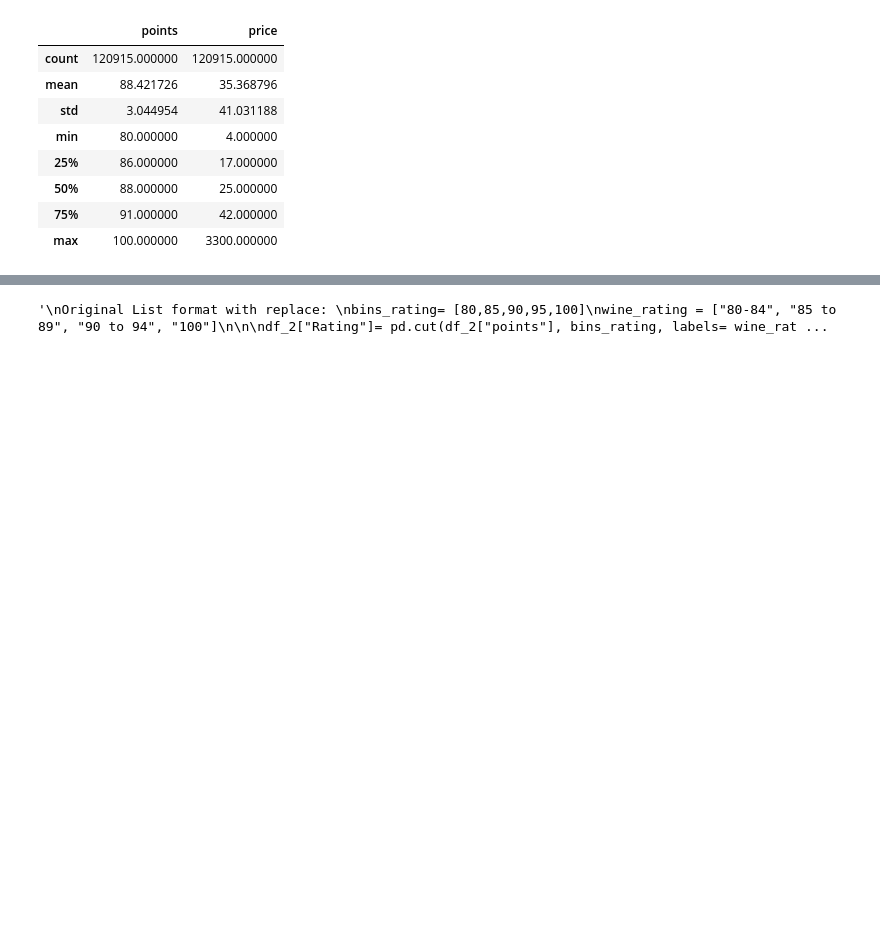
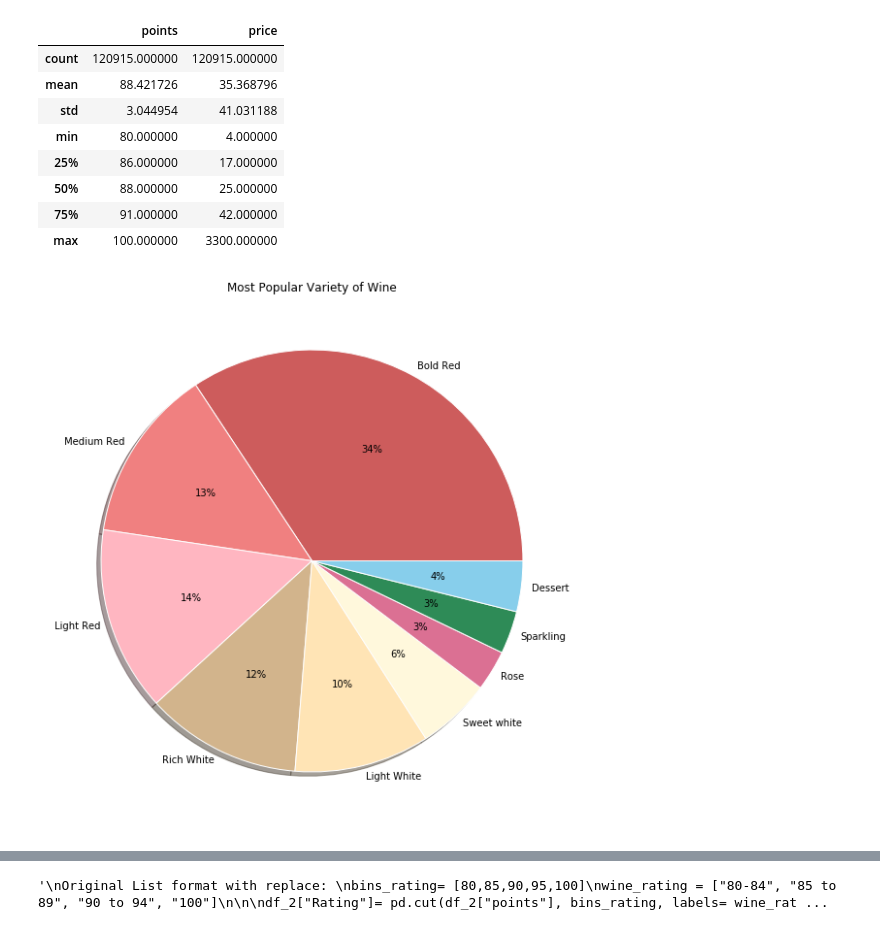
Before and after one commit to renatonico/Pygeons, a Jupyter notebook: notebooks/matt.ipynb, the cells around one changed output, grey strips where cells are left out. Drawn from its saved outputs; the diff is of its cells as text; code cells hidden in the pictures; blank space fills up the shorter version.

```diff
--- a/notebooks/matt.ipynb
+++ b/notebooks/matt.ipynb
@@ -272,40 +155,57 @@ df_2.describe()
 | 75% | 91.000000 | 42.000000 |
 | max | 100.000000 | 3300.000000 |
 # %%
+#Visual #1- This counts each wine by Variety Type (excluding "Other")
+#and puts the value into a dataframe for a pie char plot.
+
 bold_red = df_2.loc[df_2['vt']=='Bold Red']
-bold_red_count_1 = bold_red['price'].max()
+bold_red_count = bold_red['vt'].count()
+
+medium_red = df_2.loc[df_2['vt']=='Medium Red']
+medium_red_count = medium_red['vt'].count()
+
+light_red = df_2.loc[df_2['vt']== 'Light Red']
+light_red_count = light_red['vt'].count()
+
+rich_white = df_2.loc[df_2['vt']=='Rich White']
+rich_white_count = rich_white['vt'].count()
+
+light_white = df_2.loc[df_2['vt']=='Light White']
+light_white_count = light_white['vt'].count()
+
+sweet_white = df_2.loc[df_2['vt']=='Sweet White']
+sweet_white_count = sweet_white['vt'].count()
+
+rose = df_2.loc[df_2['vt']=='Rosé']
+rose_count = rose['vt'].count()
+
+sparkling = df_2.loc[df_2['vt']=='Sparkling']
+sparkling_count = sparkling['vt'].count()
+
+dessert = df_2.loc[df_2['vt']=='Dessert']
+dessert_count = dessert['vt'].count()
+
+total_df = pd.DataFrame({"Bold Red": bold_red_count, "Medium Red": medium_red_count, "Light Red": light_red_count,
+                        "Rich White": rich_white_count, "Light White": light_white_count, "Sweet White": sweet_white_count,
+                        "Rosé": rose_count, "Sparkling": sparkling_count, "Dessert": dessert_count}, index=[0])
+total_df
 
 
-medium_red = df_2.loc[df_2['vt']=='Medium Red']
-medium_red_count_1 = medium_red['price'].max()
+sizes = (bold_red_count, medium_red_count, light_red_count, rich_white_count,light_white_count, sweet_white_count, rose_count, sparkling_count,dessert_count  )
 
+#sizes = sorted(sizes)
 
+labels = 'Bold Red','Medium Red', 'Light Red','Rich White', 'Light White','Sweet white','Rose','Sparkling','Dessert'
+colors = [ 'Indianred', 'lightcoral', 'lightpink', 'tan', 'moccasin', 'cornsilk', 'palevioletred', 'seagreen', 'skyblue']
 
-light_red = df_2.loc[df_2['vt']== 'Light Red']
-light_red_count_1 = light_red['price'].max()
+fig = plt.figure(figsize=[10, 10])
+ax = fig.add_subplot(111)
 
+pie_wedge_collection = ax.pie(sizes, colors=colors,shadow=True,labels=labels, autopct="%1.00f%%",labeldistance=1.05);
 
+for pie_wedge in pie_wedge_collection[0]:
+    pie_wedge.set_edgecolor('white')
 
-rich_white = df_2.loc[df_2['vt']=='Rich White']
-rich_white_count_1 = rich_white['price'].max()
-
-
-
-light_white = df_2.loc[df_2['vt']=='Light White']
-light_white_count_1 = light_white['price'].max()
-
-
-
-sweet_white = df_2.loc[df_2['vt']=='Sweet White']
-sweet_white_count_1 = sweet_white['vt'].count()
-
-
-rose = df_2.loc[df_2['vt']=='Rosé']
-rose_count_1 = rose['vt'].count()
-
-
-sparkling = df_2.loc[df_2['vt']=='Sparkling']
-sparkling_count_1 = sparkling['vt'].count()
-
-dessert = df_2.loc[df_2['vt']=='Dessert']
-dessert_count_1 = dessert['vt'].count()
+ax.set_title("Most Popular Variety of Wine");
+# %% [output]
+[figure, added]
```
Also changed, not shown: parts of 31 cells of this notebook.
